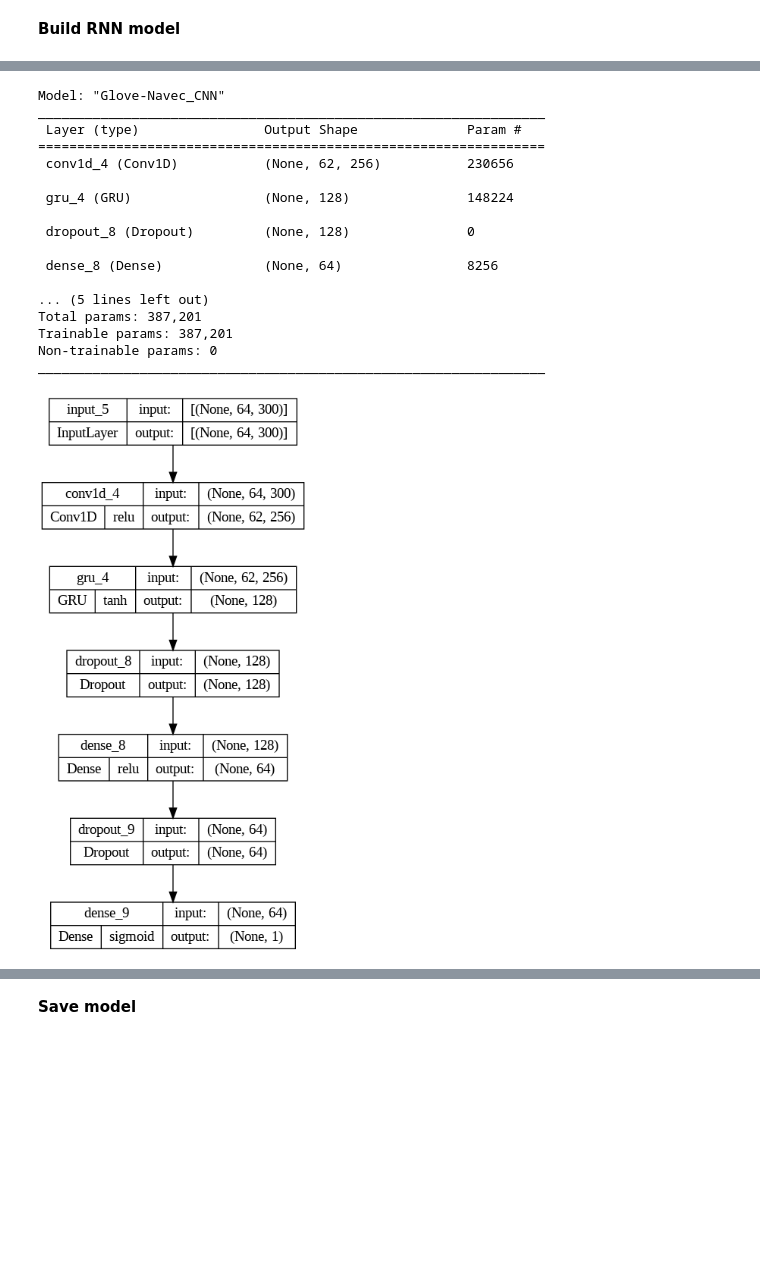
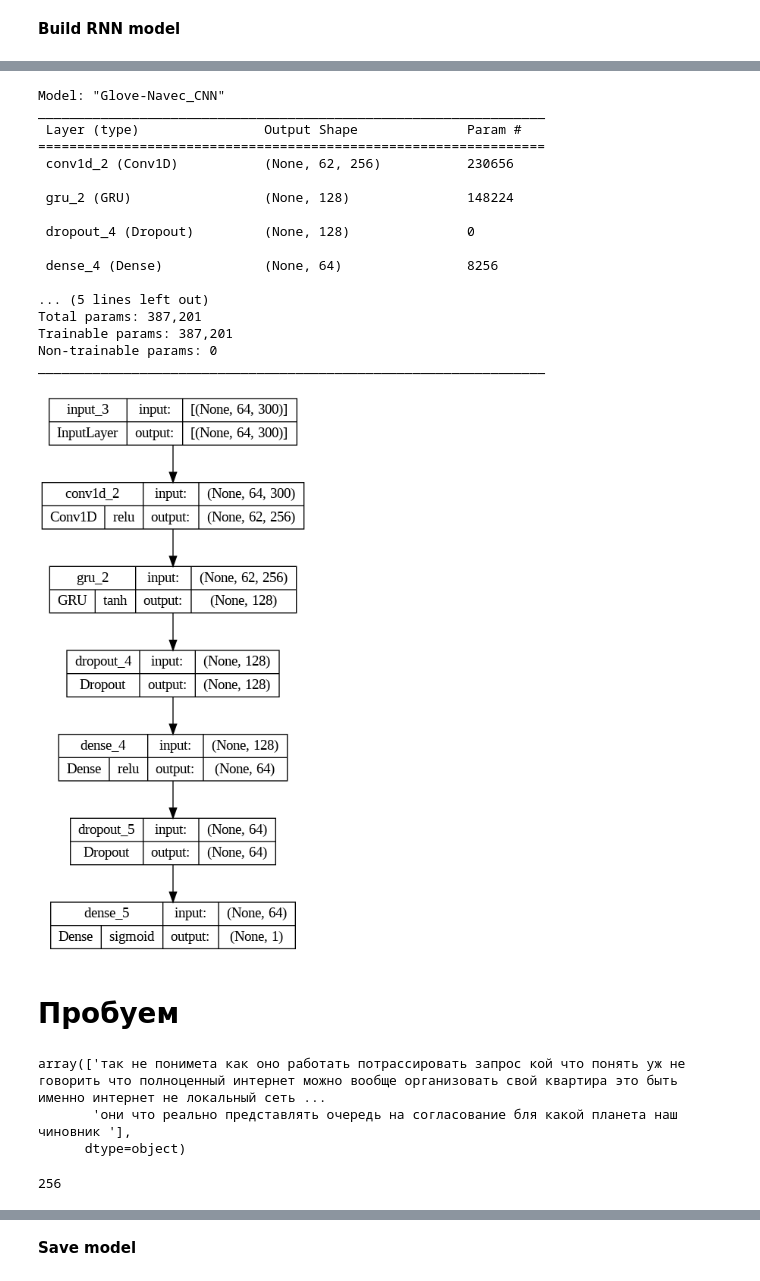
Before and after one commit to alexandr-khvatov/text_classification, a Jupyter notebook: model/Navec_CNN-len64.ipynb, the cells around one changed output, grey strips where cells are left out. Cells and saved outputs as stored; diff of their text form; code cells hidden in the pictures; blank space fills up the shorter version.

```diff
--- a/model/Navec_CNN-len64.ipynb
+++ b/model/Navec_CNN-len64.ipynb
@@ -209,8 +209,8 @@ METRICS = [
 ]
 
 SEED = 42
-EPOCHS = 50
-BATCH_SIZE = 512
+EPOCHS = 13
+BATCH_SIZE = 256
 MODEL_NAME = 'Glove-Navec_CNN'
 
 negative_count, neutral_count = np.bincount(y_train)
@@ -249,18 +249,26 @@ WARNING:tensorflow:Layer gru_4 will not use cuDNN kernels since it doesn't meet
 Model: "Glove-Navec_CNN"
 _________________________________________________________________
  Layer (type)                Output Shape              Param #
 =================================================================
- conv1d_4 (Conv1D)           (None, 62, 256)           230656
+ conv1d_2 (Conv1D)           (None, 62, 256)           230656
 
- gru_4 (GRU)                 (None, 128)               148224
+ gru_2 (GRU)                 (None, 128)               148224
 
- dropout_8 (Dropout)         (None, 128)               0
+ dropout_4 (Dropout)         (None, 128)               0
 
- dense_8 (Dense)             (None, 64)                8256
+ dense_4 (Dense)             (None, 64)                8256
 
 ... (5 lines left out)
 Total params: 387,201
 Trainable params: 387,201
 Non-trainable params: 0
 _________________________________________________________________
-[figure, old version]
+[figure, new version]
+# %% [markdown]
+# Пробуем
+# %%
+X_test[:2]
+# %% [output]
+array(['так не понимета как оно работать потрассировать запрос кой что понять уж не говорить что полноценный интернет можно вообще организовать свой квартира это быть именно интернет не локальный сеть ...
+       'они что реально представлять очередь на согласование бля какой планета наш чиновник '],
+      dtype=object)
@@ -266,0 +309,4 @@ _________________________________________________________________
+# %%
+BATCH_SIZE
+# %% [output]
+256
```
Also changed, not shown: parts of 17 cells of this notebook.
